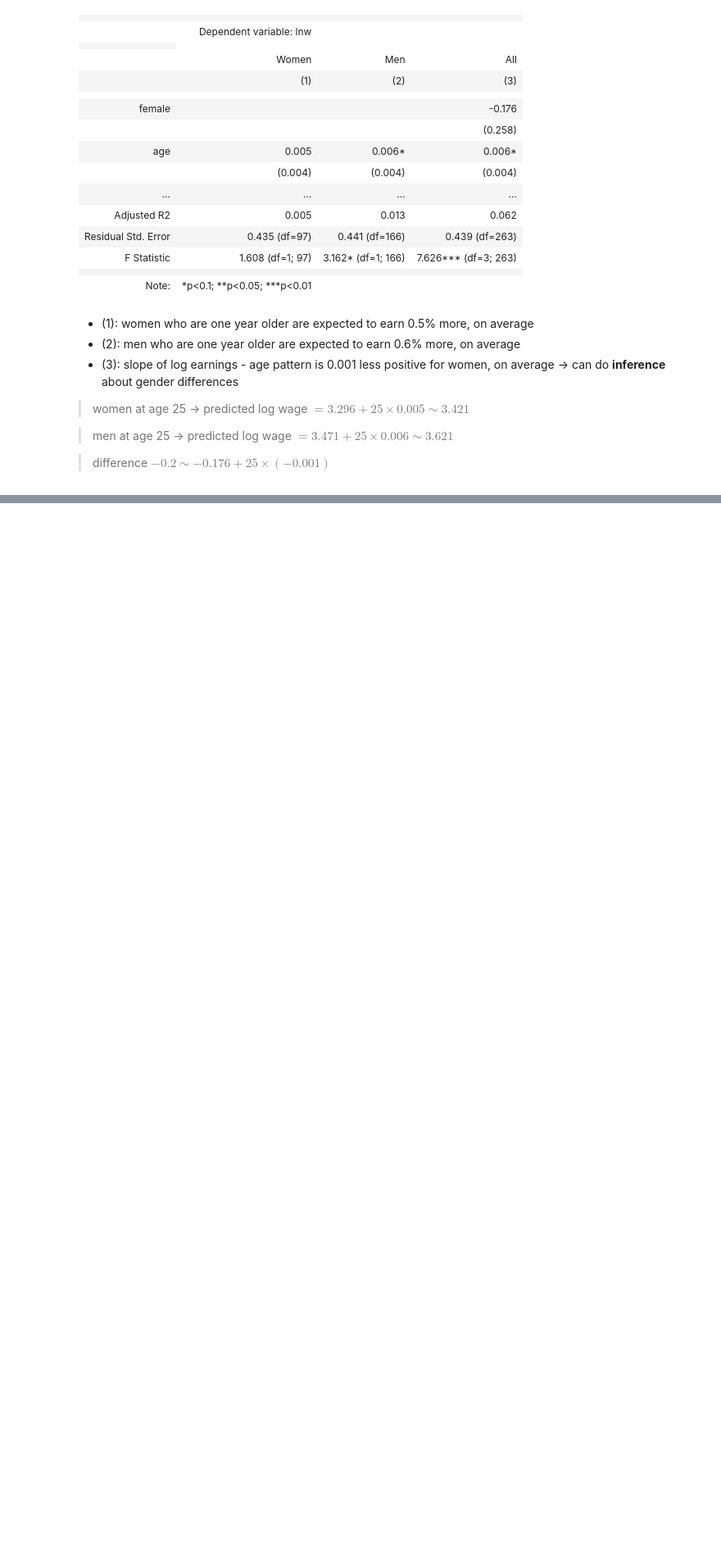
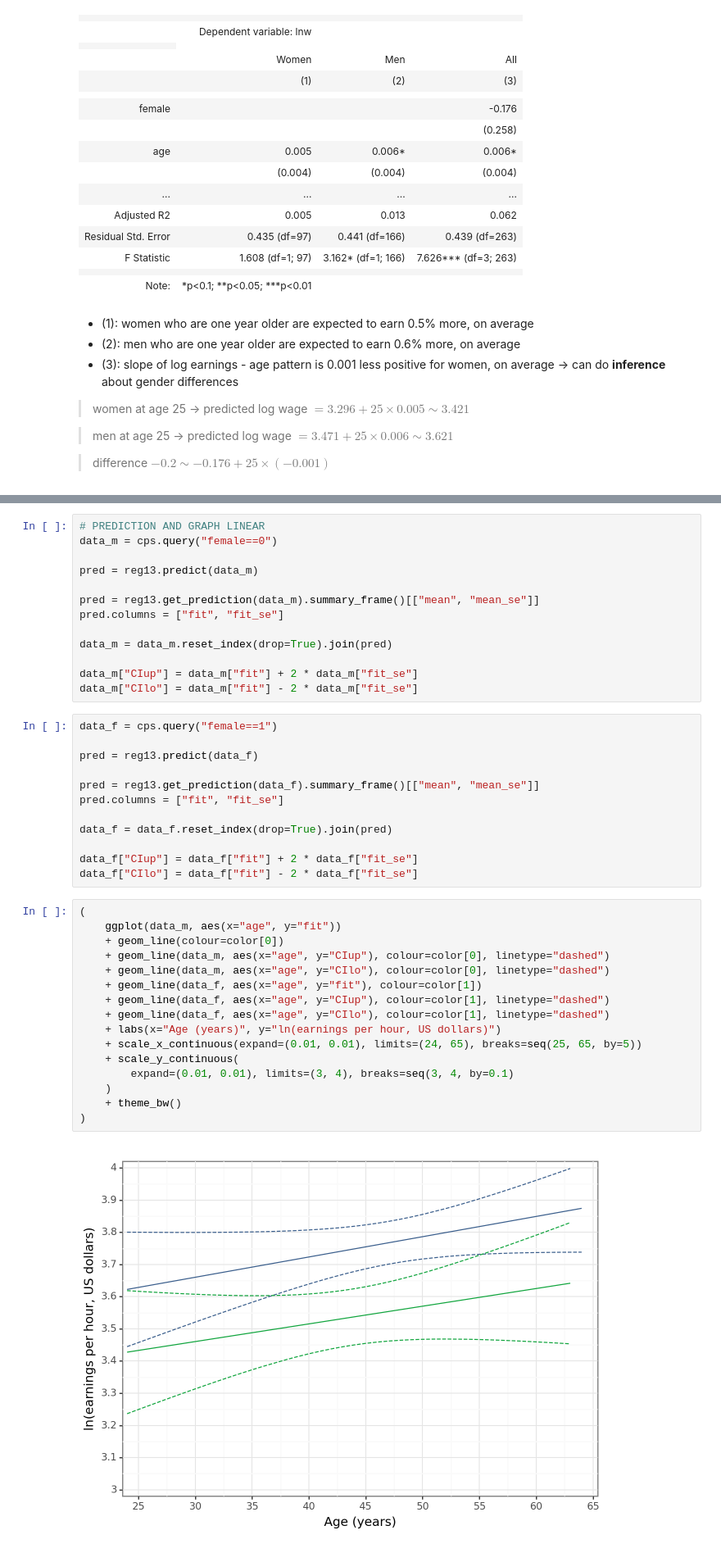
Before and after one commit to Alejandra-savagebriz/DA2, a Jupyter notebook: DA2_Assignment1.ipynb, the cells around one changed output, grey strips where cells are left out. Shown at 82% size. Saved outputs shown, nothing was run; the diff lists cells and outputs as text; blank space fills up the shorter version.

Commit message:
Adding graphs

```diff
--- a/DA2_Assignment1.ipynb
+++ b/DA2_Assignment1.ipynb
@@ -1026,0 +1030,43 @@ stargazer
+# %%
+# PREDICTION AND GRAPH LINEAR
+data_m = cps.query("female==0")
+
+pred = reg13.predict(data_m)
+
+pred = reg13.get_prediction(data_m).summary_frame()[["mean", "mean_se"]]
+pred.columns = ["fit", "fit_se"]
+
+data_m = data_m.reset_index(drop=True).join(pred)
+
+data_m["CIup"] = data_m["fit"] + 2 * data_m["fit_se"]
+data_m["CIlo"] = data_m["fit"] - 2 * data_m["fit_se"]
+# %%
+data_f = cps.query("female==1")
+
+pred = reg13.predict(data_f)
+
+pred = reg13.get_prediction(data_f).summary_frame()[["mean", "mean_se"]]
+pred.columns = ["fit", "fit_se"]
+
+data_f = data_f.reset_index(drop=True).join(pred)
+
+data_f["CIup"] = data_f["fit"] + 2 * data_f["fit_se"]
+data_f["CIlo"] = data_f["fit"] - 2 * data_f["fit_se"]
+# %%
+(
+    ggplot(data_m, aes(x="age", y="fit"))
+    + geom_line(colour=color[0])
+    + geom_line(data_m, aes(x="age", y="CIup"), colour=color[0], linetype="dashed")
+    + geom_line(data_m, aes(x="age", y="CIlo"), colour=color[0], linetype="dashed")
+    + geom_line(data_f, aes(x="age", y="fit"), colour=color[1])
+    + geom_line(data_f, aes(x="age", y="CIup"), colour=color[1], linetype="dashed")
+    + geom_line(data_f, aes(x="age", y="CIlo"), colour=color[1], linetype="dashed")
+    + labs(x="Age (years)", y="ln(earnings per hour, US dollars)")
+    + scale_x_continuous(expand=(0.01, 0.01), limits=(24, 65), breaks=seq(25, 65, by=5))
+    + scale_y_continuous(
+        expand=(0.01, 0.01), limits=(3, 4), breaks=seq(3, 4, by=0.1)
+    )
+    + theme_bw()
+)
+# %% [output]
+[figure, added]
```
Also changed, not shown: parts of 10 cells of this notebook.
